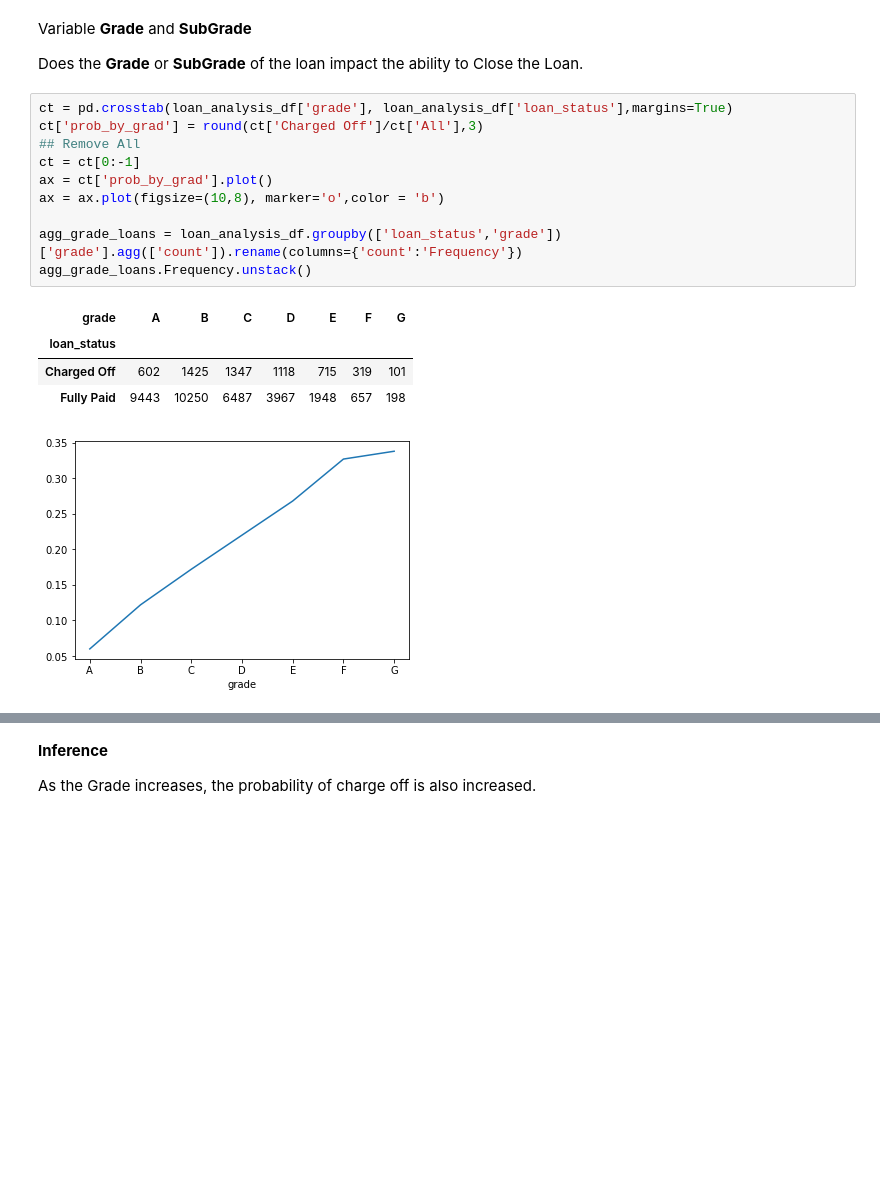
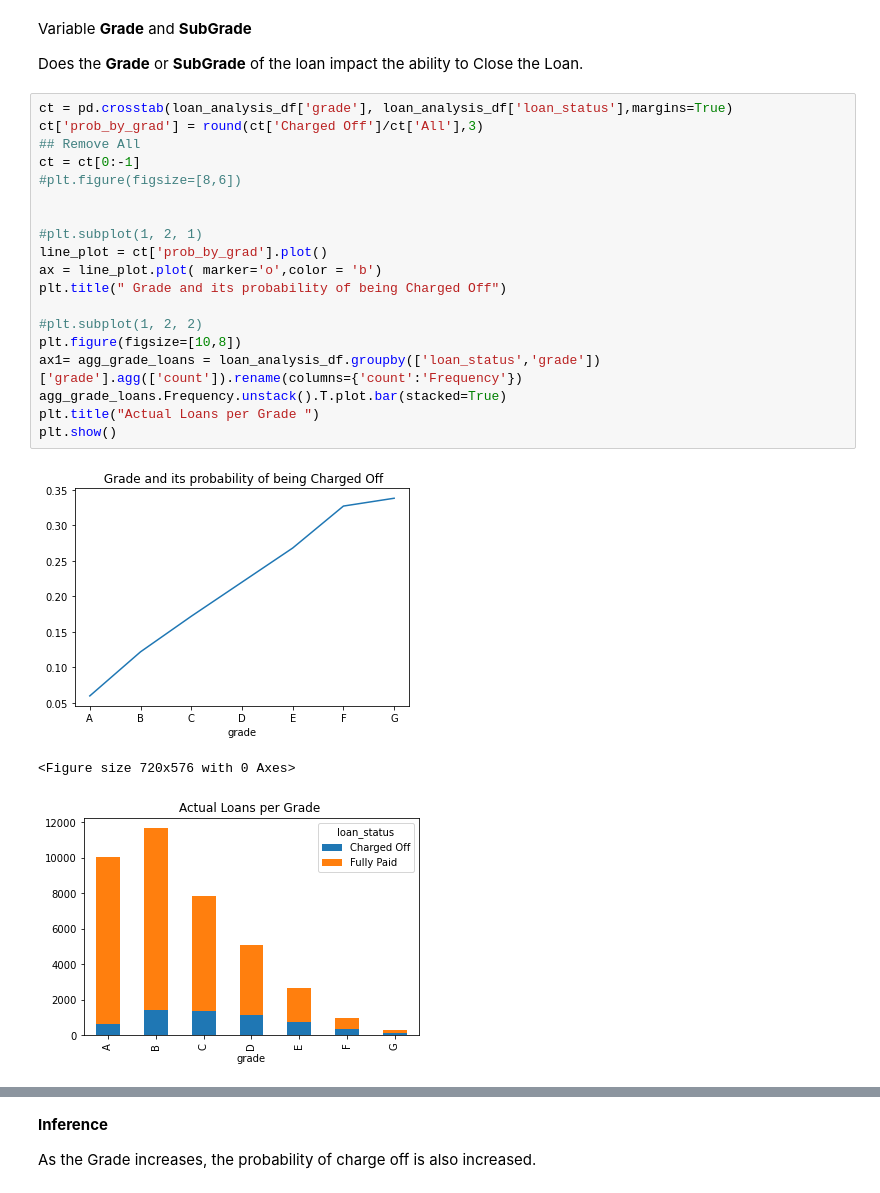
Before and after one commit to rramchan12/Lending-Club-EDA-CaseStudy, a Jupyter notebook: Lending_Club_EDA_Analysis.ipynb, the cells around one changed output, grey strips where cells are left out. Saved outputs shown, nothing was run; the diff lists cells and outputs as text; blank space fills up the shorter version.

Commit message:
Added Grade Analysis

```diff
--- a/Lending_Club_EDA_Analysis.ipynb
+++ b/Lending_Club_EDA_Analysis.ipynb
@@ -561,16 +561,23 @@ Does the **Grade** or **SubGrade** of the loan impact the ability to Close the L
 # %%
 ct = pd.crosstab(loan_analysis_df['grade'], loan_analysis_df['loan_status'],margins=True)
 ct['prob_by_grad'] = round(ct['Charged Off']/ct['All'],3)
 ## Remove All
 ct = ct[0:-1]
-ax = ct['prob_by_grad'].plot()
-ax = ax.plot(figsize=(10,8), marker='o',color = 'b')
+#plt.figure(figsize=[8,6])
 
-agg_grade_loans = loan_analysis_df.groupby(['loan_status','grade'])['grade'].agg(['count']).rename(columns={'count':'Frequency'})
-agg_grade_loans.Frequency.unstack()
+
+#plt.subplot(1, 2, 1)
+line_plot = ct['prob_by_grad'].plot()
+ax = line_plot.plot( marker='o',color = 'b')
+plt.title(" Grade and its probability of being Charged Off")
+
+#plt.subplot(1, 2, 2)
+plt.figure(figsize=[10,8])
+ax1= agg_grade_loans = loan_analysis_df.groupby(['loan_status','grade'])['grade'].agg(['count']).rename(columns={'count':'Frequency'})
+agg_grade_loans.Frequency.unstack().T.plot.bar(stacked=True)
+plt.title("Actual Loans per Grade ")
+plt.show()
 # %% [output]
-| grade | A | B | C | D | E | F | G |
-| loan_status |  |  |  |  |  |  |  |
-| Charged Off | 602 | 1425 | 1347 | 1118 | 715 | 319 | 101 |
-| Fully Paid | 9443 | 10250 | 6487 | 3967 | 1948 | 657 | 198 |
-[figure, old version]
+[figure, new version]
+<Figure size 720x576 with 0 Axes>
+[figure, added]
```
Also changed, not shown: parts of 2 cells of this notebook.
